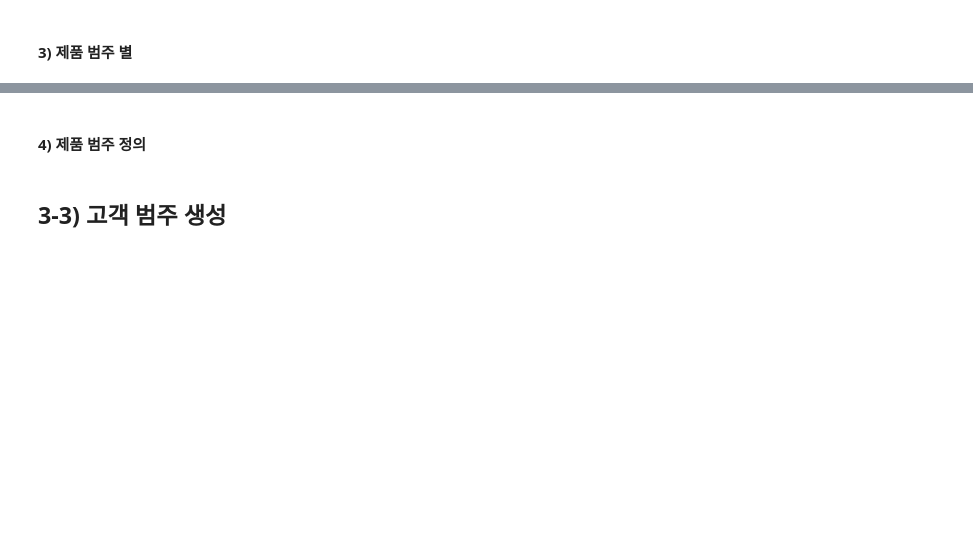
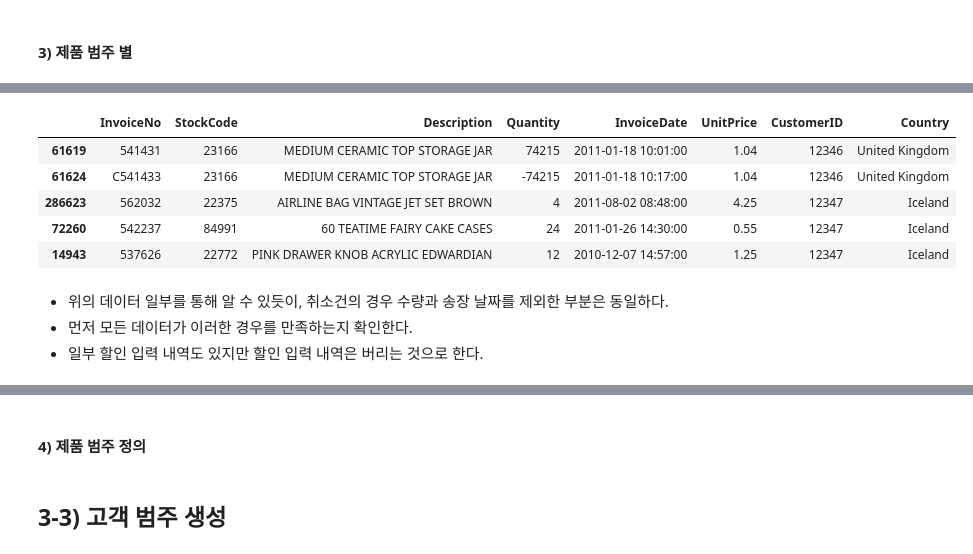
Before and after one commit to Hinterhalter/Machine_Learning_Practice_Projects, a Jupyter notebook: 고객_분석/고객_분석.ipynb, the cells around one changed output, grey strips where cells are left out. Cells and saved outputs as stored; diff of their text form; code cells hidden in the pictures; blank space fills up the shorter version.

```diff
--- a/고객_분석/고객_분석.ipynb
+++ b/고객_분석/고객_분석.ipynb
@@ -214,0 +236,14 @@ nb_products_per_basket[:10].sort_values('CustomerID')
+# %%
+# 다시 원래 데이터로 돌아가서 취소 건들을 어떻게 처리할지에 대해 알아본다.
+df_init.sort_values('CustomerID').head()
+# %% [output]
+|  | InvoiceNo | StockCode | Description | Quantity | InvoiceDate | UnitPrice | CustomerID | Country |
+| 61619 | 541431 | 23166 | MEDIUM CERAMIC TOP STORAGE JAR | 74215 | 2011-01-18 10:01:00 | 1.04 | 12346 | United Kingdom |
+| 61624 | C541433 | 23166 | MEDIUM CERAMIC TOP STORAGE JAR | -74215 | 2011-01-18 10:17:00 | 1.04 | 12346 | United Kingdom |
+| 286623 | 562032 | 22375 | AIRLINE BAG VINTAGE JET SET BROWN | 4 | 2011-08-02 08:48:00 | 4.25 | 12347 | Iceland |
+| 72260 | 542237 | 84991 | 60 TEATIME FAIRY CAKE CASES | 24 | 2011-01-26 14:30:00 | 0.55 | 12347 | Iceland |
+| 14943 | 537626 | 22772 | PINK DRAWER KNOB ACRYLIC EDWARDIAN | 12 | 2010-12-07 14:57:00 | 1.25 | 12347 | Iceland |
+# %% [markdown]
+- 위의 데이터 일부를 통해 알 수 있듯이, 취소건의 경우 수량과 송장 날짜를 제외한 부분은 동일하다.
+- 먼저 모든 데이터가 이러한 경우를 만족하는지 확인한다.
+- 일부 할인 입력 내역도 있지만 할인 입력 내역은 버리는 것으로 한다.
```
Also changed, not shown: parts of 14 cells of this notebook, 2 other files.
